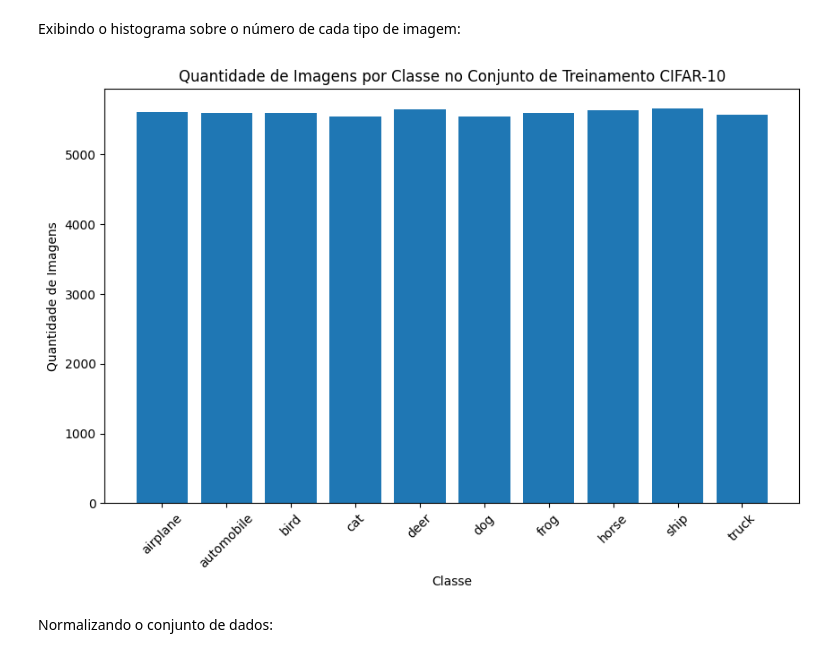
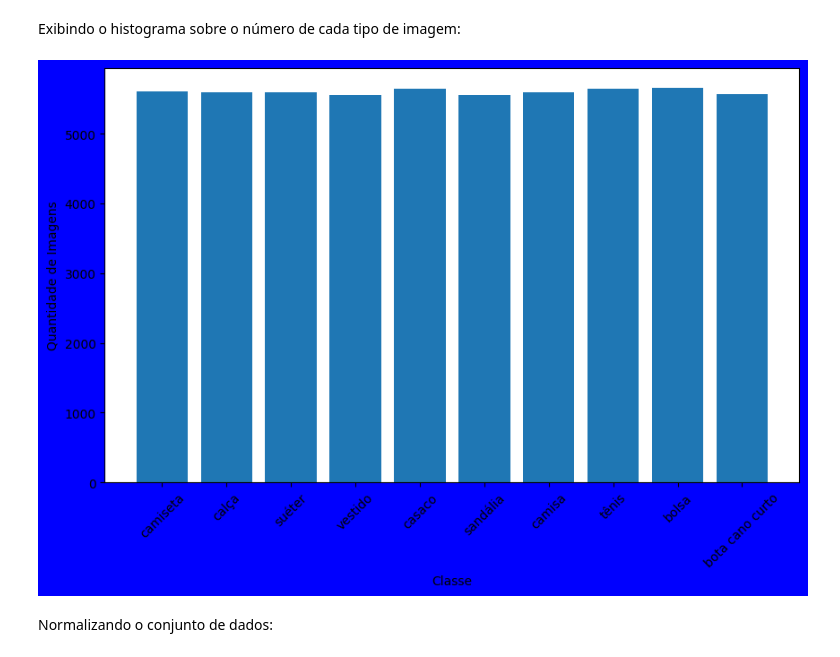
Before and after one commit to lorran-araujo/LNCC, a Jupyter notebook: disciplinas/redes-neurais/codes/lista2/exercicio1.ipynb, the cells around one changed output. Cells and saved outputs as stored; diff of their text form; code cells hidden in the pictures.

```diff
--- a/disciplinas/redes-neurais/codes/lista2/exercicio1.ipynb
+++ b/disciplinas/redes-neurais/codes/lista2/exercicio1.ipynb
@@ -84,20 +84,20 @@ import matplotlib.pyplot as plt
 # %%
 # Contar a quantidade de imagens para cada classe no conjunto de treinamento
 unique, counts = np.unique(y, return_counts=True)
 class_counts = dict(zip(unique, counts))
 
 # Plotar o histograma
-class_names = ['airplane', 'automobile', 'bird', 'cat', 'deer', 'dog', 'frog', 'horse', 'ship', 'truck']
+class_names = ['camiseta', 'calça', 'suéter', 'vestido', 'casaco', 'sandália', 'camisa', 'tênis', 'bolsa', 'bota cano curto']
 
-plt.figure(figsize=(10, 6))
+plt.figure(figsize=(10, 6), facecolor='blue', edgecolor='black')
 plt.bar(class_counts.keys(), class_counts.values(), tick_label=class_names)
 plt.xlabel('Classe')
 plt.ylabel('Quantidade de Imagens')
-plt.title('Quantidade de Imagens por Classe no Conjunto de Treinamento CIFAR-10')
+#plt.title('Quantidade de Imagens por Classe no Conjunto de Treinamento Fashion')
 plt.xticks(rotation=45)
 plt.show()
 # %% [output]
-[figure, old version]
+[figure, new version]
 # %% [markdown]
 Normalizando o conjunto de dados:
 # %%
```
Also changed, not shown: parts of 10 cells of this notebook, 10 other files.
